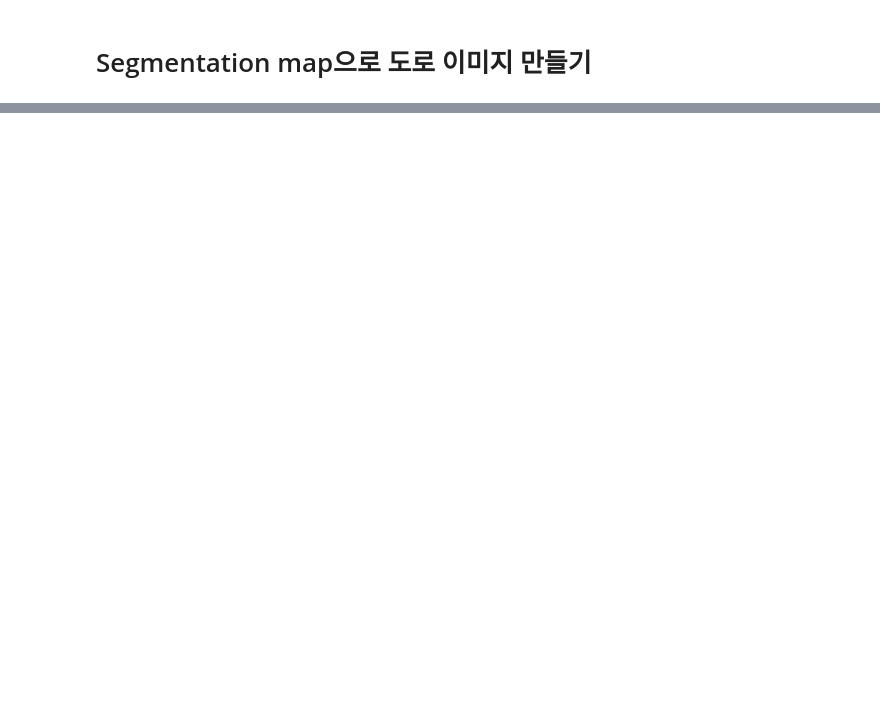
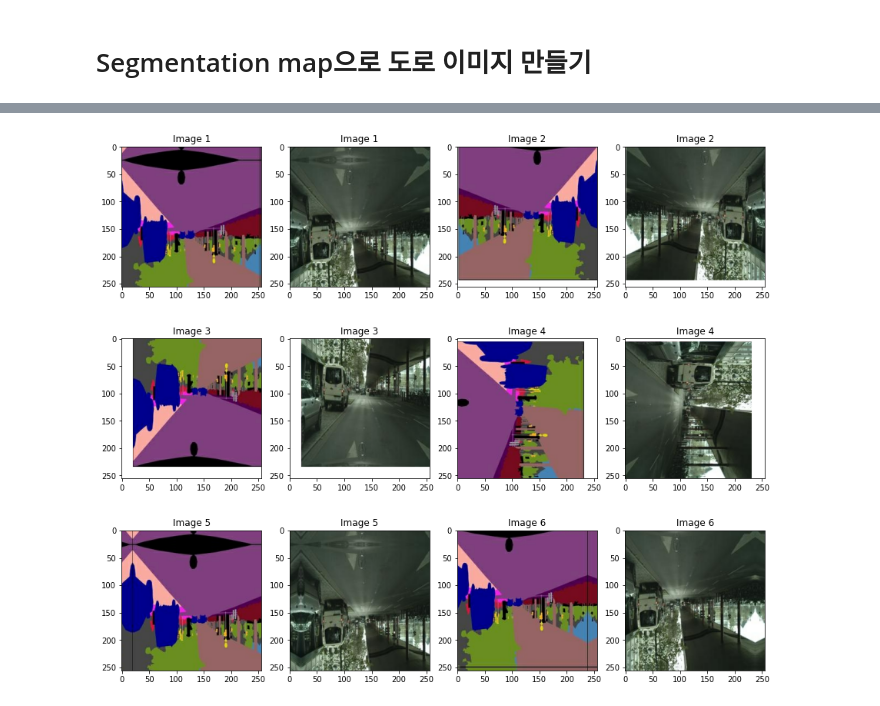
Before and after one commit to soy53/AIFFEL, a Jupyter notebook: Exploration/[E-16]cGAN.ipynb, the cells around one changed output, grey strips where cells are left out. Saved outputs shown, nothing was run; the diff lists cells and outputs as text; code cells hidden in the pictures; blank space fills up the shorter version.

```diff
--- a/Exploration/[E-16]cGAN.ipynb
+++ b/Exploration/[E-16]cGAN.ipynb
@@ -2,0 +77,34 @@
+# %%
+@tf.function() # 빠른 텐서플로 연산을 위해 @tf.function()을 사용
+def apply_augmentation(seg, colored):
+    stacked = tf.concat([seg, colored], axis=-1)
+
+    _pad = tf.constant([[30,30],[30,30],[0,0]])
+    if tf.random.uniform(()) < .5: #50% 확률로 reflection, constant padding 적용
+        padded = tf.pad(stacked, _pad, "REFLECT")
+    else:
+        padded = tf.pad(stacked, _pad, "CONSTANT", constant_values=1.)
+
+    out = image.random_crop(padded, size=[256, 256, 6])
+
+    out = image.random_flip_left_right(out)
+    out = image.random_flip_up_down(out)
+
+    if tf.random.uniform(()) < .5:
+        degree = tf.random.uniform([], minval=1, maxval=4, dtype=tf.int32)
+        out = image.rot90(out, k=degree)
+
+    return out[...,:3], out[...,3:]
+# %%
+plt.figure(figsize=(15,13))
+img_n = 1
+for i in range(1, 13, 2):
+    augmented_seg, augmented_colored = apply_augmentation(segmented, colored)
+
+    plt.subplot(3,4,i)
+    plt.imshow(denormalize(augmented_seg)); plt.title(f"Image {img_n}")
+    plt.subplot(3,4,i+1);
+    plt.imshow(denormalize(augmented_colored)); plt.title(f"Image {img_n}")
+    img_n += 1
+# %% [output]
+[figure, added]
```
Also changed, not shown: parts of 28 cells of this notebook.
